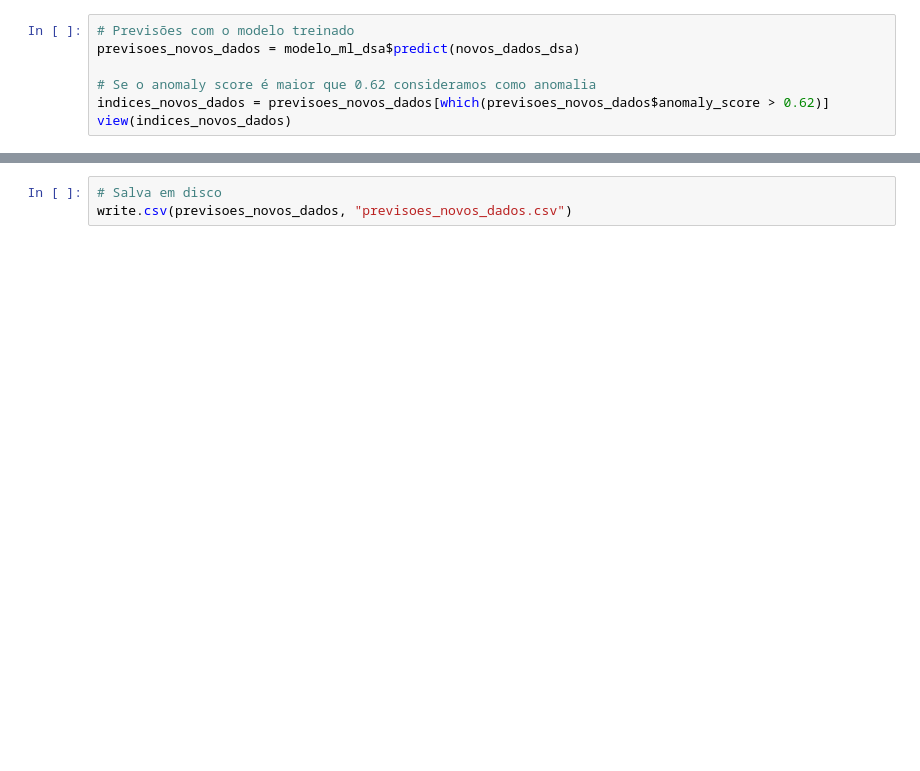
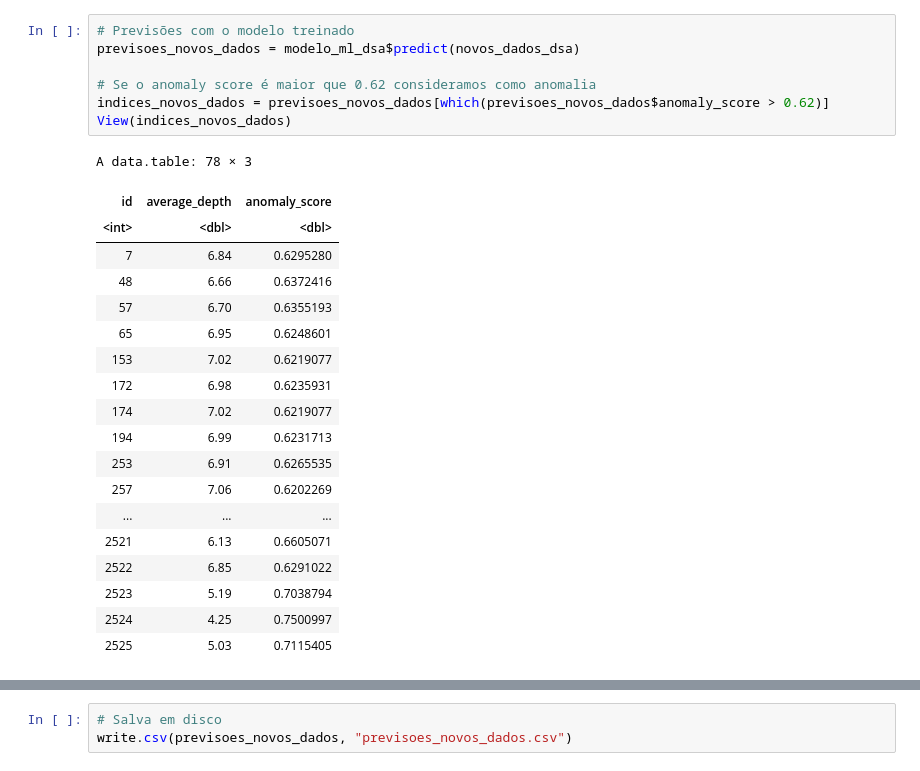
Before and after one commit to VitorCoutoF/Lab8_DSA_R_PowerBI, a Jupyter notebook: ML_Anomalias.ipynb, the cells around one changed output, grey strips where cells are left out. Saved outputs shown, nothing was run; the diff lists cells and outputs as text; blank space fills up the shorter version.

```diff
--- a/ML_Anomalias.ipynb
+++ b/ML_Anomalias.ipynb
@@ -64,10 +234,30 @@ View(novos_dados_dsa)
 # %%
 # Previsões com o modelo treinado
 previsoes_novos_dados = modelo_ml_dsa$predict(novos_dados_dsa)
 
 # Se o anomaly score é maior que 0.62 consideramos como anomalia
 indices_novos_dados = previsoes_novos_dados[which(previsoes_novos_dados$anomaly_score > 0.62)]
-view(indices_novos_dados)
+View(indices_novos_dados)
+# %% [output]
+A data.table: 78 × 3
+| id | average_depth | anomaly_score |
+| <int> | <dbl> | <dbl> |
+| 7 | 6.84 | 0.6295280 |
+| 48 | 6.66 | 0.6372416 |
+| 57 | 6.70 | 0.6355193 |
+| 65 | 6.95 | 0.6248601 |
+| 153 | 7.02 | 0.6219077 |
+| 172 | 6.98 | 0.6235931 |
+| 174 | 7.02 | 0.6219077 |
+| 194 | 6.99 | 0.6231713 |
+| 253 | 6.91 | 0.6265535 |
+| 257 | 7.06 | 0.6202269 |
+| ... | ... | ... |
+| 2521 | 6.13 | 0.6605071 |
+| 2522 | 6.85 | 0.6291022 |
+| 2523 | 5.19 | 0.7038794 |
+| 2524 | 4.25 | 0.7500997 |
+| 2525 | 5.03 | 0.7115405 |
 # %%
 #Criando uma tabela que criara relacionamento no power bi entre os dados da transação e à analise de anomalia, pelo id
 novos_dados_dsa2 <- cbind(novos_dados_dsa, previsoes_novos_dados$id)
```
Also changed, not shown: parts of 11 cells of this notebook, 2 other files.
